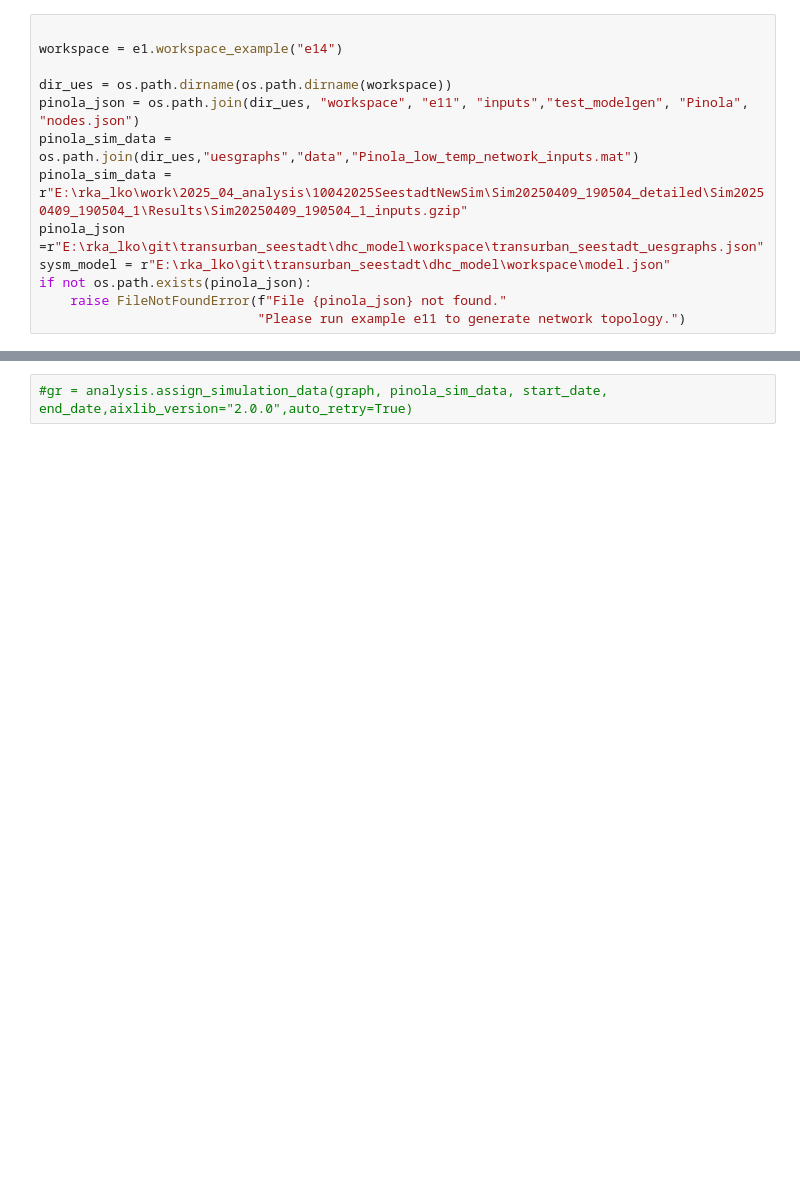
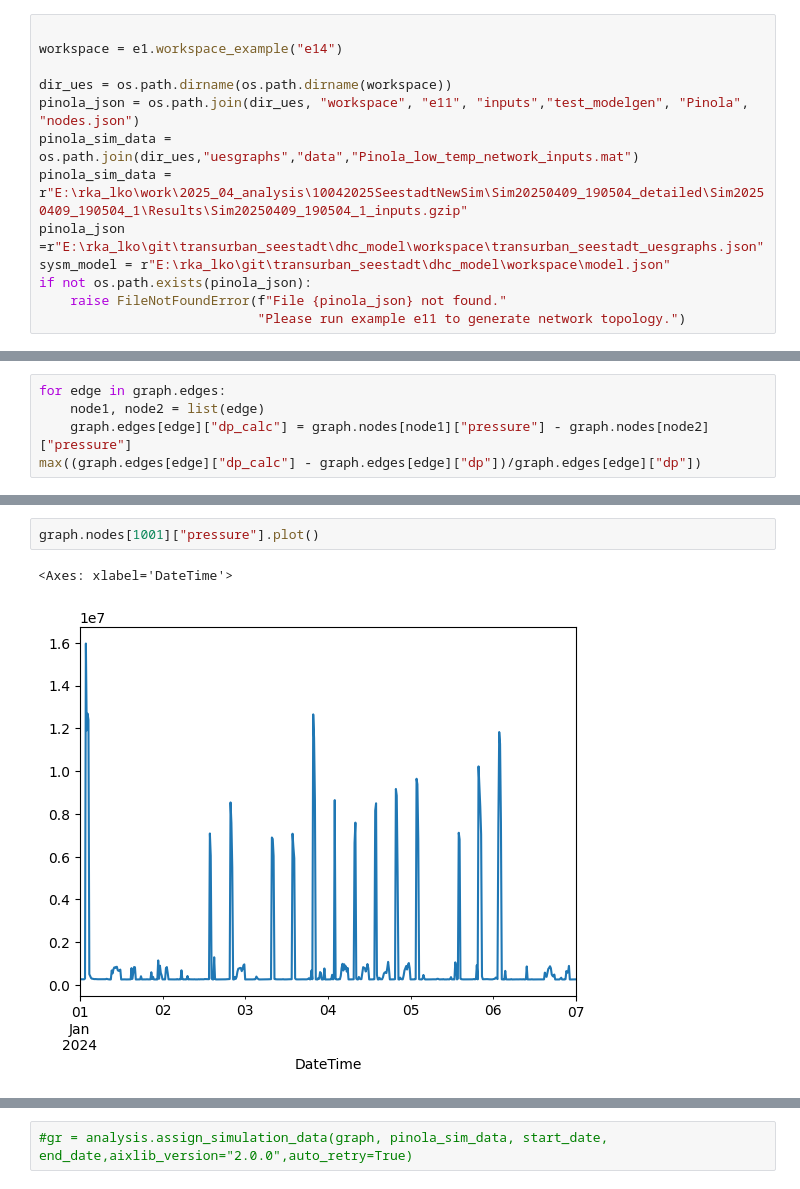
Before and after one commit to RWTH-EBC/uesgraphs, a Jupyter notebook: uesgraphs/examples/e16_analysis.ipynb, the cells around one changed output, grey strips where cells are left out. Cells and saved outputs as stored; diff of their text form; blank space fills up the shorter version.

```diff
--- a/uesgraphs/examples/e16_analysis.ipynb
+++ b/uesgraphs/examples/e16_analysis.ipynb
@@ -39,0 +447,5 @@ read nodes...
+# %%
+for edge in graph.edges:
+    node1, node2 = list(edge)
+    graph.edges[edge]["dp_calc"] = graph.nodes[node1]["pressure"] - graph.nodes[node2]["pressure"]
+max((graph.edges[edge]["dp_calc"] - graph.edges[edge]["dp"])/graph.edges[edge]["dp"])
@@ -39,0 +517,5 @@ read nodes...
+# %%
+graph.nodes[1001]["pressure"].plot()
+# %% [output]
+<Axes: xlabel='DateTime'>
+[figure, added]
```
Also changed, not shown: parts of 11 cells of this notebook, 1 other file.
